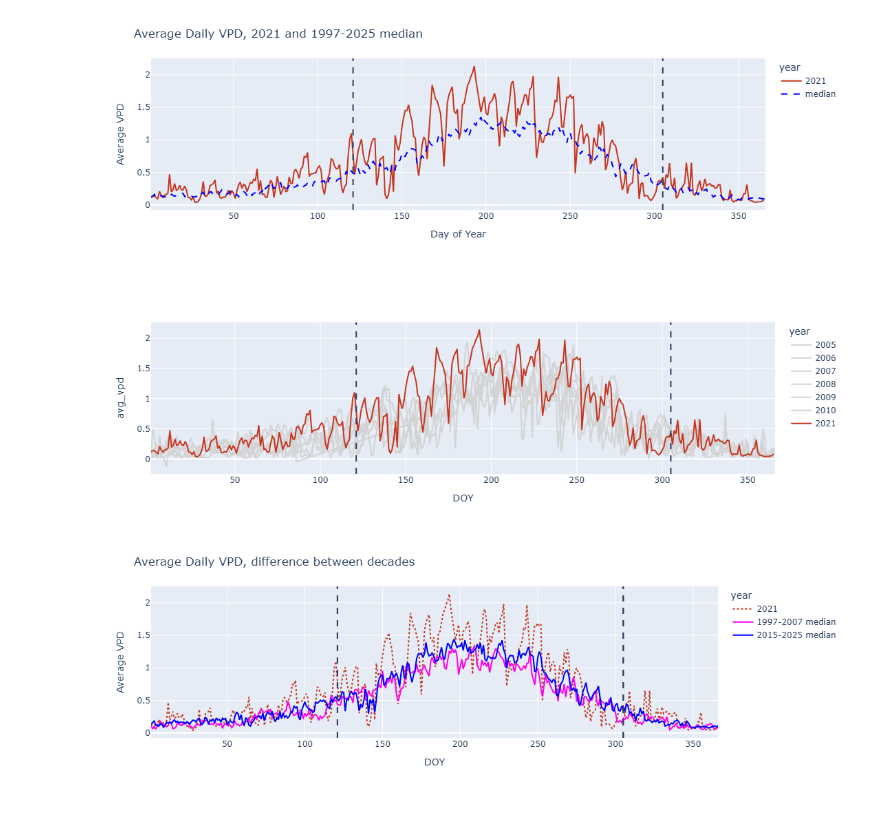
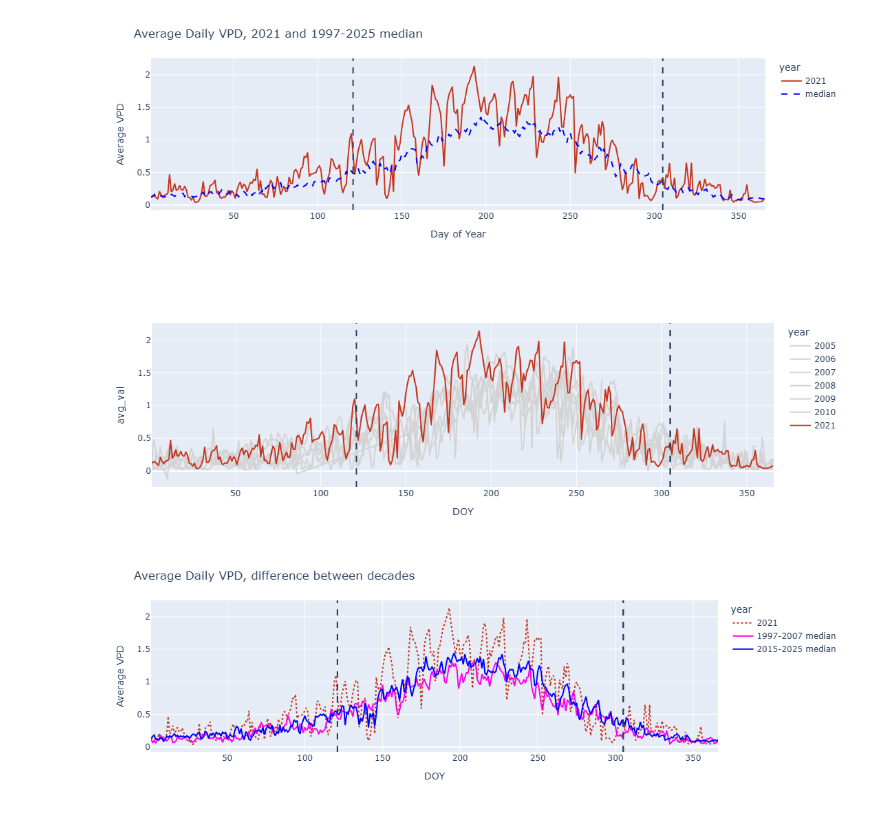
Before and after one commit to jnatali/sagehen_meadows, a Jupyter notebook: scripts/climate/VPD_long_term_analysis.ipynb, the cells around one changed output. Drawn from its saved outputs; the diff is of its cells as text; code cells hidden in the pictures.

```diff
--- a/scripts/climate/VPD_long_term_analysis.ipynb
+++ b/scripts/climate/VPD_long_term_analysis.ipynb
@@ -45,29 +46,32 @@ def calculate_VPD_series(df:pd.DataFrame, T_name:str, RH_name:str):
     """
     return df.apply(lambda row: RH_to_VPD(row[RH_name], row[T_name]), axis=1)
 
-def group_vpd_by_date(df:pd.DataFrame):
+def group_column_by_date(df:pd.DataFrame, agg_column:str):
     """
-    df: pd.DataFrame containing columns named "datetime", "vpd"
+    df: pd.DataFrame containing columns named "datetime", agg_column
     ---
-    Returns the resulting DataFrame after aggregating by date with columns "min_vpd", "max_vpd", "avg_vpd", "DOY", "year"
+    Returns the resulting DataFrame after aggregating by date with columns "min_val", "max_val", "avg_val", "DOY", "year"
     """
 
-    return_df = df.groupby(df['datetime'].apply(lambda val: val.date()), as_index=False).agg(min_vpd=('vpd', 'min'), max_vpd=('vpd', 'max'), avg_vpd=('vpd', 'mean'))
+    return_df = (df
+        .groupby(df['datetime'].apply(lambda val: val.date()), as_index=False)
+        .agg(min_val=(agg_column, 'min'), max_val=(agg_column, 'max'), avg_val=(agg_column, 'mean'))
+    )
     return_df['DOY'] = return_df['datetime'].apply(lambda val: int(val.strftime('%j')))
     return_df['year'] = return_df['datetime'].apply(lambda val: int(val.strftime('%Y')))
 
     return return_df
 
-def calculate_median_df(df:pd.DataFrame, vpd_column:str, year_list):
+def calculate_median_df(df:pd.DataFrame, agg_column:str, year_list):
     """
-    df: pd.DataFrame containing columns named vpd_column, "year", "DOY"
-    vpd_column: name of column to aggregate
+    df: pd.DataFrame containing columns named agg_column, "year", "DOY"
+    agg_column: name of column to aggregate
     year_list: list of years to filter df by
     ---
     Returns DataFrame with columns "DOY", "doy_median"
     """
     filtered_df = df[df["year"].apply(lambda val: val in year_list)]
-    filtered_df = filtered_df.groupby('DOY', as_index=False).agg(doy_median=(vpd_column, 'median'))
+    filtered_df = filtered_df.groupby('DOY', as_index=False).agg(doy_median=(agg_column, 'median'))
     return filtered_df
 
 def create_annual_lineplot(df:pd.DataFrame, vpd_column:str, year_list, highlight_year=None, highlight_color='#c73620', highlight_dash=None):
@@ -183,9 +188,9 @@ weather_2020.head()
 | 3 | 2020-01-01 00:30:00 | -3.546 | -3.663 | -3.459 | 84.5 | 83.7 | 85.6 |
 | 4 | 2020-01-01 00:40:00 | -3.478 | -3.528 | -3.391 | 85.4 | 85.0 | 85.7 |
 # %%
-grouped_weather = group_vpd_by_date(weather_full)
+grouped_weather = group_column_by_date(weather_full, agg_column="vpd")
 
 # Drop outliers
-grouped_weather = grouped_weather[~(grouped_weather['avg_vpd'] > 50)]
+grouped_weather = grouped_weather[~(grouped_weather['avg_val'] > 50)]
 grouped_weather
 # %% [output]
@@ -239,8 +229,8 @@ fig_2021.show()
 # %% [output]
 [figure]
 # %%
-fig_2010_2021 = create_annual_lineplot(grouped_weather, vpd_column='avg_vpd', year_list=[2005,2006,2007,2008,2009,2010,2021], highlight_year='2021')
+fig_2010_2021 = create_annual_lineplot(grouped_weather, vpd_column='avg_val', year_list=[2005,2006,2007,2008,2009,2010,2021], highlight_year='2021')
 fig_2010_2021.show()
 # %% [output]
-[figure, old version]
+[figure, new version]
 # %%
```
Also changed, not shown: parts of 7 cells of this notebook.
